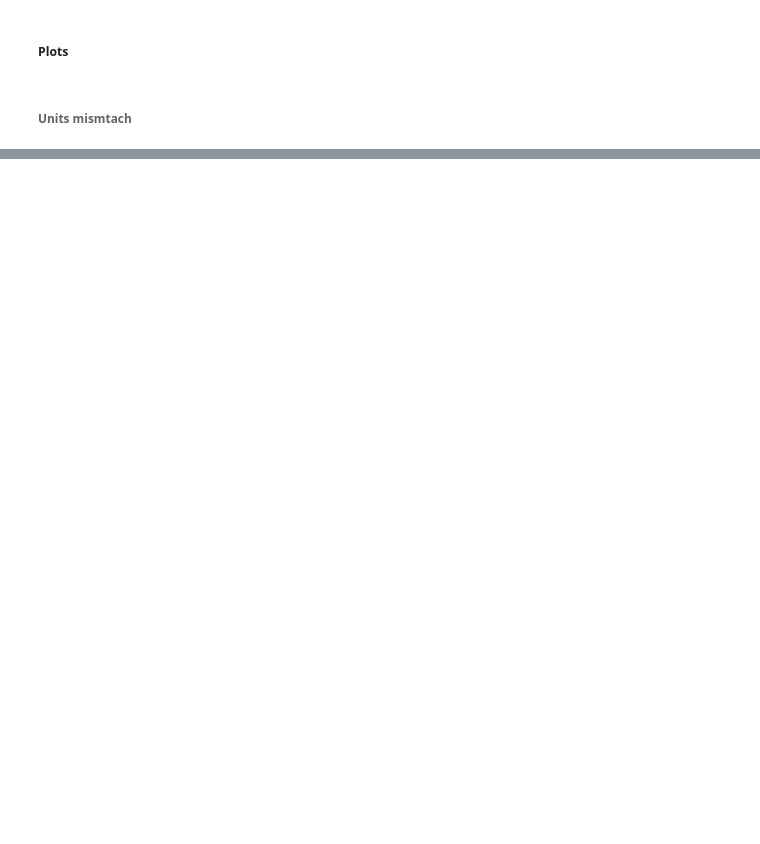
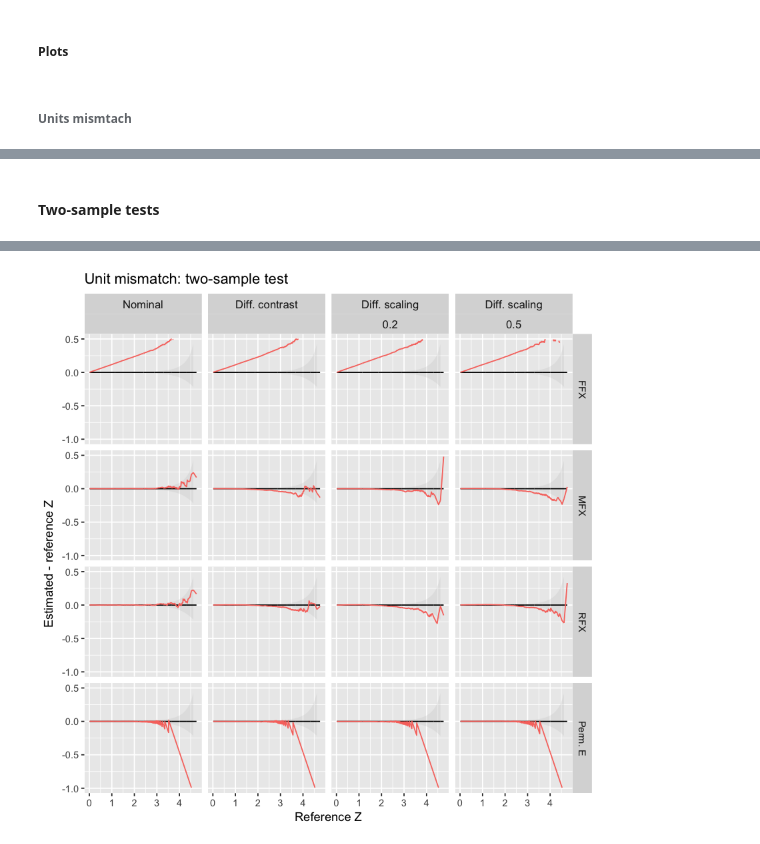
Before and after one commit to cmaumet/zmeta, a Jupyter notebook: Scripts/simulations/lib/plot_simulations.ipynb, the cells around one changed output, grey strips where cells are left out. Cells and saved outputs as stored; diff of their text form; code cells hidden in the pictures; blank space fills up the shorter version.

```diff
--- a/Scripts/simulations/lib/plot_simulations.ipynb
+++ b/Scripts/simulations/lib/plot_simulations.ipynb
@@ -7,0 +14,4 @@ source('plot_lib.R')
+# %%
+allsimudat2_btw0 <- load_data_from_csv('^test2_.*btw0_.*')
+allsimudat2_btw1 <- load_data_from_csv('^test2_.*btw1_.*')
+allsimudat2 <- rbind(allsimudat2_btw0, allsimudat2_btw1)
@@ -77,0 +67,5 @@ Warning message:
+# %% [markdown]
+#### Two-sample tests
+# %%
+plot_unit_mismatch(best_con_data_2, 'two-sample test', mult=FALSE, single=TRUE)
+# %% [output]
@@ -77,0 +74 @@ Warning message:
+[figure, added]
```
Also changed, not shown: parts of 28 cells of this notebook, 2 other files.
